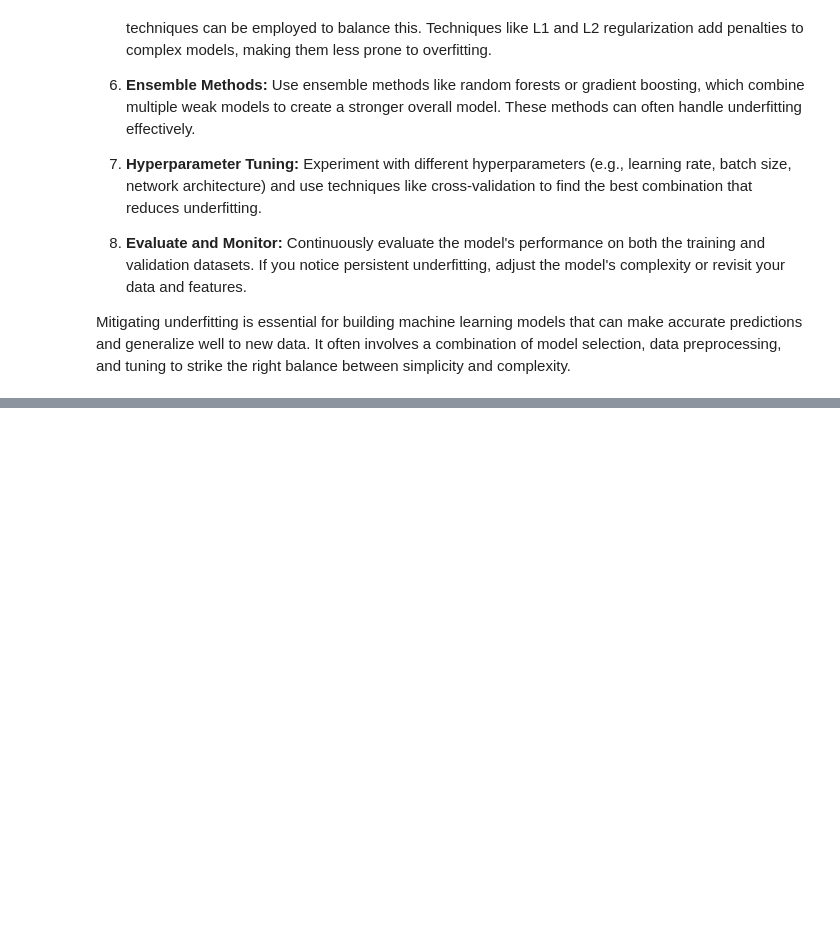
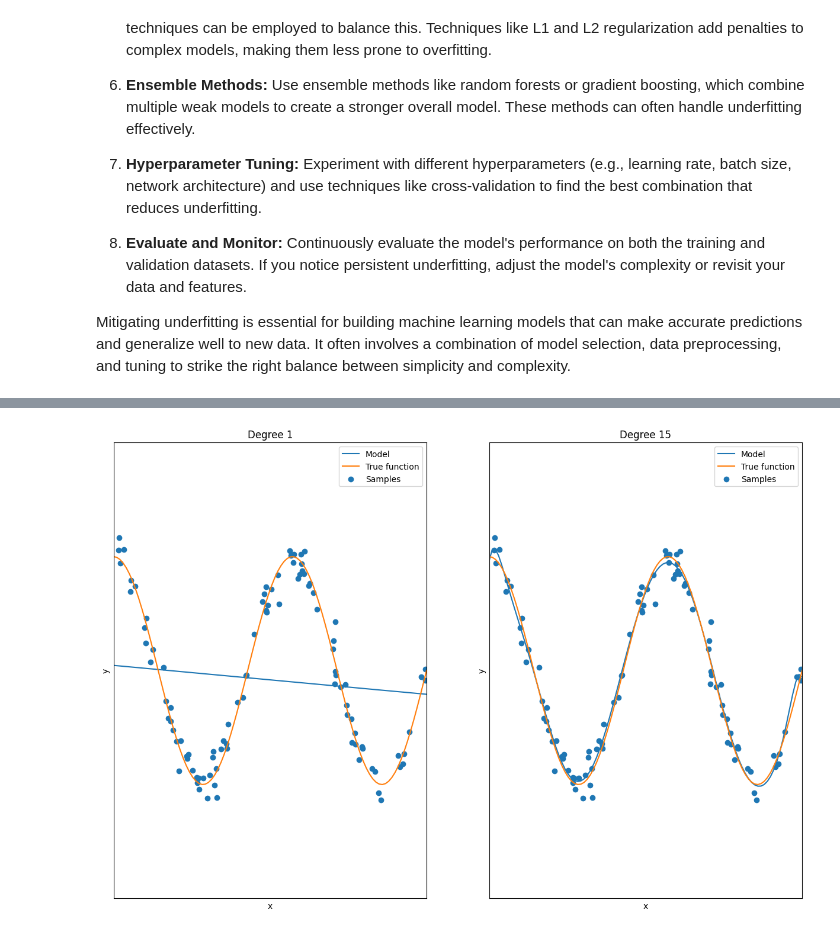
Before and after one commit to arunp77/Machine-Learning, a Jupyter notebook: ML-Fundamental/Overfitting-underfitting.ipynb, the cells around one changed output, grey strips where cells are left out. Saved outputs shown, nothing was run; the diff lists cells and outputs as text; code cells hidden in the pictures; blank space fills up the shorter version.

```diff
--- a/ML-Fundamental/Overfitting-underfitting.ipynb
+++ b/ML-Fundamental/Overfitting-underfitting.ipynb
@@ -134,0 +185,38 @@ Mitigating underfitting is essential for building machine learning models that c
+# %%
+import numpy as np
+import matplotlib.pyplot as plt
+from sklearn.pipeline import Pipeline
+from sklearn.preprocessing import PolynomialFeatures
+from sklearn.linear_model import LinearRegression
+
+#this allows us to create a random dataset
+X = np.sort(np.random.rand(100))
+#Lets create a true function
+true_f = lambda X: np.cos(3.5 * np.pi * X)
+y = true_f(X) + np.random.randn(100) * 0.1
+degrees = [1,15]
+plt.figure(figsize=(15, 10))
+for i in range(len(degrees)):
+   ax = plt.subplot(1, len(degrees), i+1)
+   plt.setp(ax, xticks=(), yticks=())
+   polynomial_features = PolynomialFeatures(degree=degrees[i], include_bias=False)
+   linear_regression = LinearRegression()
+   #creating a structure for operation
+   pipeline = Pipeline([("polynomial_features", polynomial_features),("linear_regression", linear_regression)])
+   pipeline.fit(X[:, np.newaxis], y)
+   #Testing
+   X_test = np.linspace(0, 1, 100)
+   yhat = pipeline.predict(X_test[:, np.newaxis])
+   plt.plot(X_test, yhat,label="Model")
+   plt.plot(X_test, true_f(X_test), label="True function")
+   plt.scatter(X, y, label="Samples")
+   plt.xlabel("x")
+   plt.ylabel("y")
+   plt.xlim((0, 1))
+   plt.ylim((-2, 2))
+   plt.legend(loc="best")
+   plt.title("Degree %d" % degrees[i])
+
+plt.show()
+# %% [output]
+[figure, added]
```
Also changed, not shown: parts of 6 cells of this notebook.
